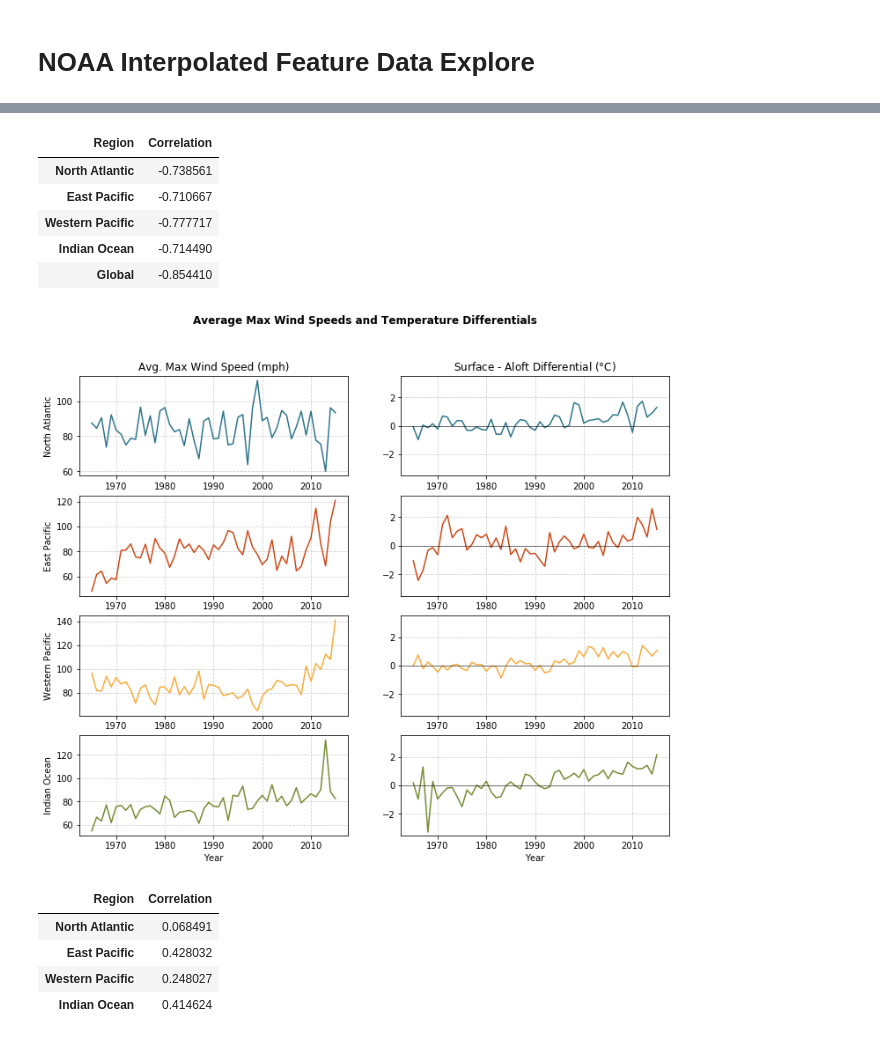
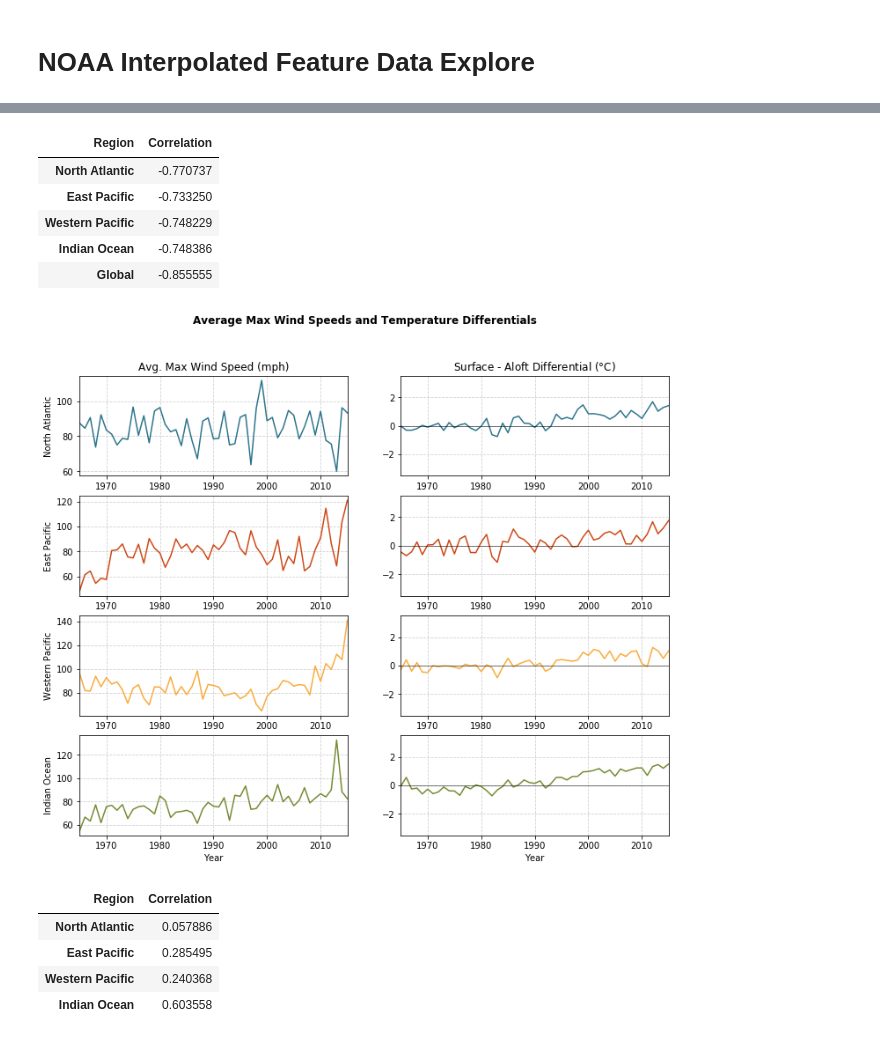
Before and after one commit to douglasdaly/hurricanes, a Jupyter notebook: notebooks/6_noaa_interpolated_feature_data_explore.ipynb, the cells around one changed output, grey strips where cells are left out. Cells and saved outputs as stored; diff of their text form; code cells hidden in the pictures.

```diff
--- a/notebooks/6_noaa_interpolated_feature_data_explore.ipynb
+++ b/notebooks/6_noaa_interpolated_feature_data_explore.ipynb
@@ -112,7 +113,8 @@ for region in region_names:
 region_cuts = {
     'North Atlantic': [(-100, -15), (0, 40)],
     'East Pacific': [(-170, -80), (0, 30)],
-    'Western Pacific': [(120, 180), (-20, 40)],
+    'Western Pacific': [(120, 180),
+                        (-20, 40)],
     'Indian Ocean': [(40, 120), (-30, 20)]
 }
 
@@ -326,11 +328,11 @@ corr_tbl.columns.name = 'Region'
 corr_tbl
 # %% [output]
 | Region | Correlation |
-| North Atlantic | -0.738561 |
-| East Pacific | -0.710667 |
-| Western Pacific | -0.777717 |
-| Indian Ocean | -0.714490 |
-| Global | -0.854410 |
+| North Atlantic | -0.770737 |
+| East Pacific | -0.733250 |
+| Western Pacific | -0.748229 |
+| Indian Ocean | -0.748386 |
+| Global | -0.855555 |
 # %%
 # - Average max wind speed & 'wind anomaly' by region
 nm = 'diff'
@@ -346,7 +348,7 @@ max_wind = avg_max_wind.groupby(['Year', 'Region'], axis=0) \
                        .max().unstack('Region')
 max_wind.columns = max_wind.columns.droplevel(0)
 
-avg_strm_wind = avg_max_wind.where(avg_max_wind > wind_cutoff) \
+avg_strm_wind = avg_max_wind.where(avg_max_wind['Max Winds'] > wind_cutoff) \
                             .groupby(['Year', 'Region'], axis=0) \
                             .mean().unstack('Region')
 avg_strm_wind.columns = avg_strm_wind.columns.droplevel(0)
@@ -389,39 +391,39 @@ for region in region_cuts.keys():
 
     axs[i_r][0].set_ylabel(region)
     if i_r == 0:
         axs[0][0].set_title('Avg. Max Wind Speed (mph)')
         axs[0][1].set_title('Surface - Aloft Differential ($\degree$C)')
 
     axs[i_r][0].grid(True, linestyle='--', alpha=0.6)
 
     axs[i_r][1].grid(True, linestyle='--', alpha=0.6)
     axs[i_r][1].axhline(0., linewidth=0.5, color='black')
     axs[i_r][1].set_ylim((-3.5, 3.5))
 
     if i_r != 3:
         axs[i_r][0].set_xlabel('')
         axs[i_r][1].set_xlabel('')
 
     i_r += 1
 
 fig.suptitle('Average Max Wind Speeds and Temperature Differentials',
              fontweight='bold', va='top')
 fig.savefig(os.path.join(media_dir, 'avg_max_wind_surface_aloft_diff_by_region.png'),
             dpi=output_dpi)
 plt.show()
 
 # - Correlation Table
 corr_tbl = pd.DataFrame(correlations, index=['Correlation']).T
 corr_tbl.columns.name = 'Region'
 
 corr_tbl
 # %% [output]
-[figure, old version]
+[figure, new version]
 | Region | Correlation |
-| North Atlantic | 0.068491 |
-| East Pacific | 0.428032 |
-| Western Pacific | 0.248027 |
-| Indian Ocean | 0.414624 |
+| North Atlantic | 0.057886 |
+| East Pacific | 0.285495 |
+| Western Pacific | 0.240368 |
+| Indian Ocean | 0.603558 |
 # %%
 # - Model data
 max_wind = region_yearly_df.loc[:, ['Region', 'Start Date', 'Max Winds']].copy()
```
Also changed, not shown: parts of 8 cells of this notebook, 6 other files.
